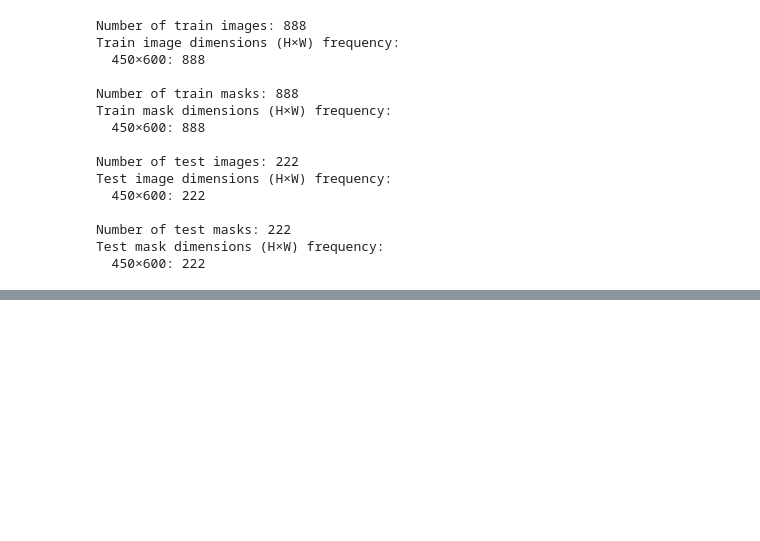
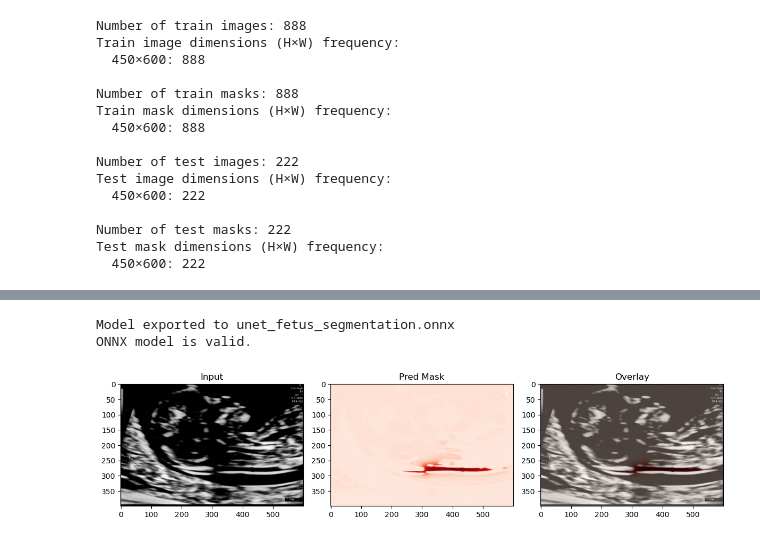
Before and after one commit to josulas/iamedic-demo, a Jupyter notebook: demo-segmentation.ipynb, the cells around one changed output, grey strips where cells are left out. Cells and saved outputs as stored; diff of their text form; code cells hidden in the pictures; blank space fills up the shorter version.

```diff
--- a/demo-segmentation.ipynb
+++ b/demo-segmentation.ipynb
@@ -238,0 +503,43 @@ NameError: name 'val_ds' is not defined
+# %%
+# Save model as onnx
+import torch.onnx
+onnx_path = "unet_fetus_segmentation.onnx"
+torch.onnx.export(
+    model,
+    img,  # dummy input
+    onnx_path,
+    export_params=True,
+    opset_version=11,
+    do_constant_folding=True,
+    input_names=['input'],
+    output_names=['output'],
+    dynamic_axes={
+        'input': {0: 'batch_size'},  # variable batch size
+        'output': {0: 'batch_size'}
+    }
+)
+print(f"Model exported to {onnx_path}")
+# Load ONNX model and check
+import onnx
+onnx_model = onnx.load(onnx_path)
+onnx.checker.check_model(onnx_model)
+print("ONNX model is valid.")
+# Visualize outputs like before
+import onnxruntime as ort
+ort_session = ort.InferenceSession(onnx_path)
+# Run inference
+ort_inputs = {ort_session.get_inputs()[0].name: img.cpu().numpy()}
+ort_outputs = ort_session.run(None, ort_inputs)
+# Convert outputs to tensors
+ort_preds = torch.tensor(ort_outputs[0])
+# Visualize first sample
+plt.figure(figsize=(12,4))
+plt.subplot(1,3,1); plt.imshow(img[0,0].cpu(), cmap='gray'); plt.title("Input")
+plt.subplot(1,3,2); plt.imshow(ort_preds[0,0].cpu(), cmap='Reds'); plt.title("Pred Mask")
+plt.subplot(1,3,3); plt.imshow(img[0,0].cpu(), cmap='gray');
+plt.imshow(ort_preds[0,0].cpu(), cmap='Reds', alpha=0.3); plt.title("Overlay")
+plt.tight_layout(); plt.show()
+# %% [output]
+Model exported to unet_fetus_segmentation.onnx
+ONNX model is valid.
+[figure, added]
```
Also changed, not shown: parts of 15 cells of this notebook, 3 other files.
